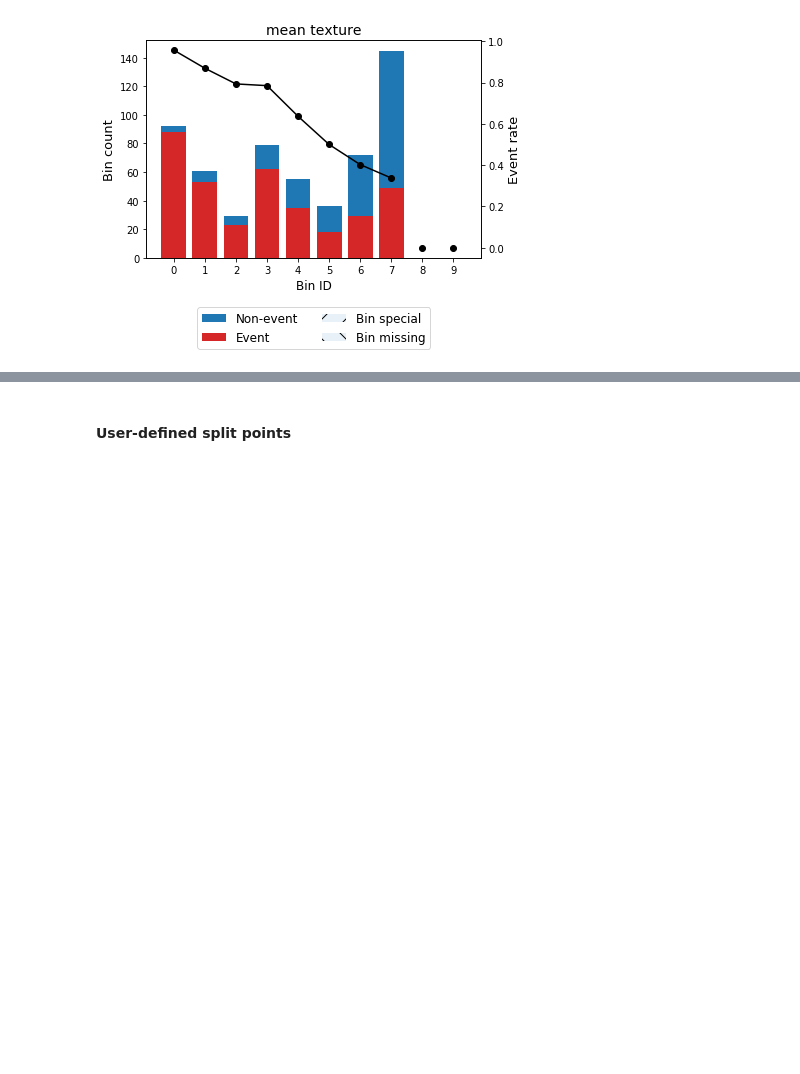
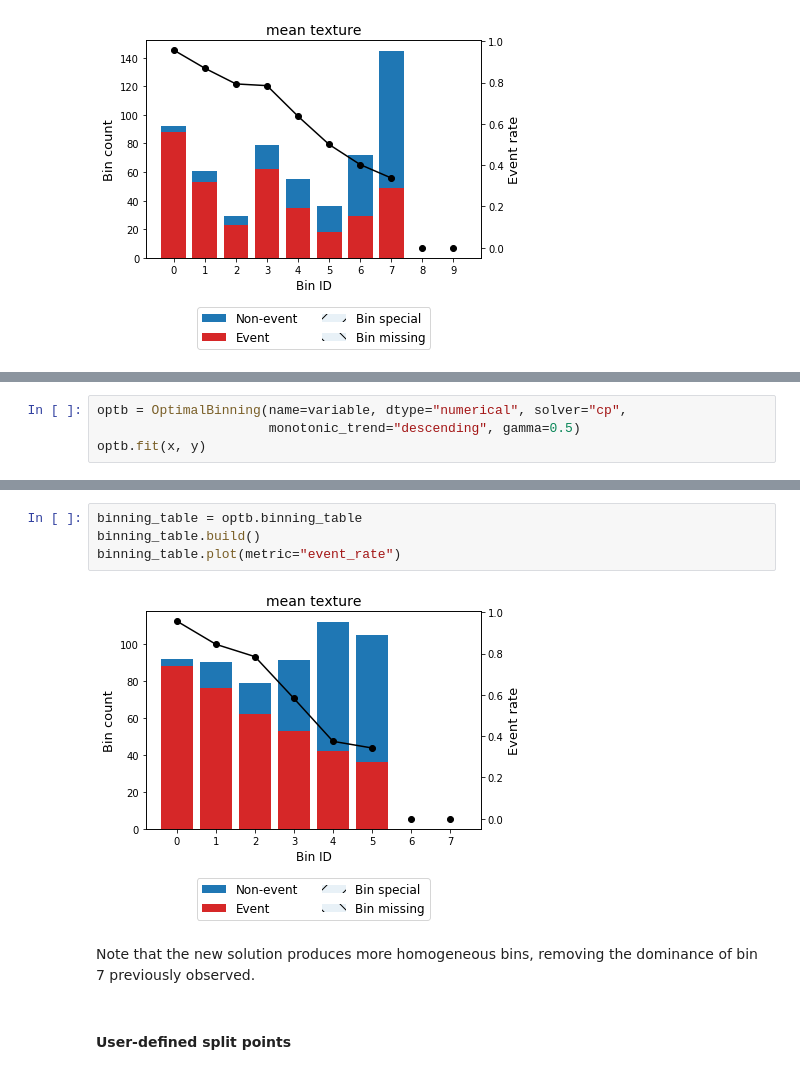
Before and after one commit to guillermo-navas-palencia/optbinning, a Jupyter notebook: doc/source/tutorials/tutorial_binary.ipynb, the cells around one changed output, grey strips where cells are left out. Drawn from its saved outputs; the diff is of its cells as text; blank space fills up the shorter version.

```diff
--- a/doc/source/tutorials/tutorial_binary.ipynb
+++ b/doc/source/tutorials/tutorial_binary.ipynb
@@ -418,0 +423,4 @@ binning_table.plot(metric="event_rate")
+# %%
+optb = OptimalBinning(name=variable, dtype="numerical", solver="cp",
+                      monotonic_trend="descending", gamma=0.5)
+optb.fit(x, y)
@@ -419,3 +439,11 @@ binning_table.plot(metric="event_rate")
+# %%
+binning_table = optb.binning_table
+binning_table.build()
+binning_table.plot(metric="event_rate")
+# %% [output]
+[figure, added]
+# %% [markdown]
+Note that the new solution produces more homogeneous bins, removing the dominance of bin 7 previously observed.
 # %% [markdown]
 #### User-defined split points
 # %% [markdown]
```
Also changed, not shown: parts of 12 cells of this notebook.
